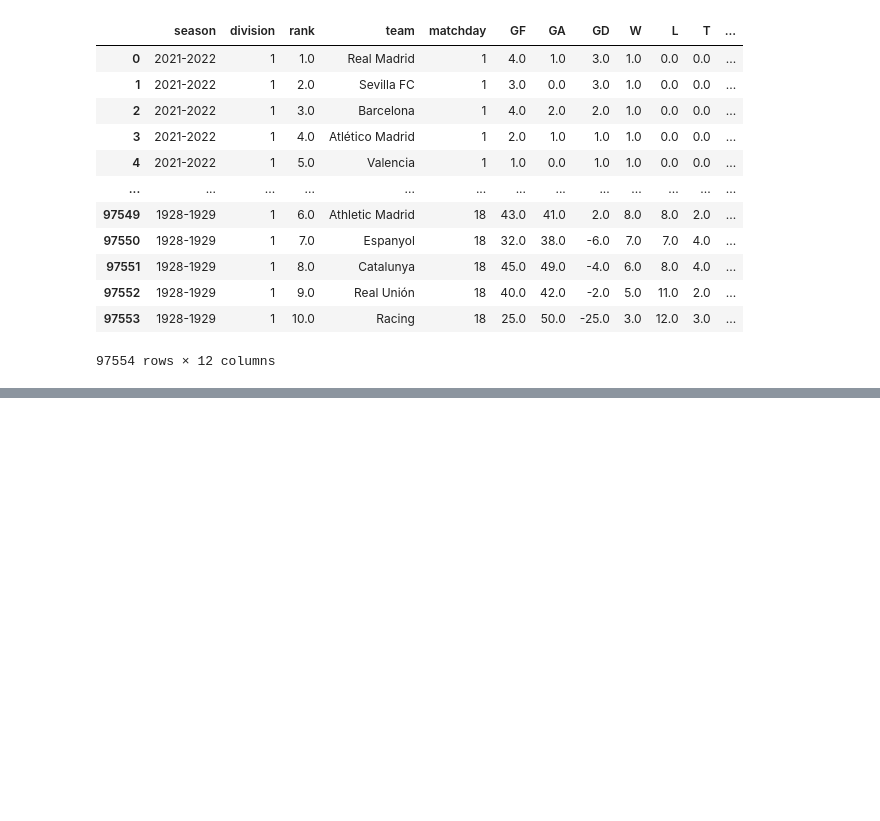
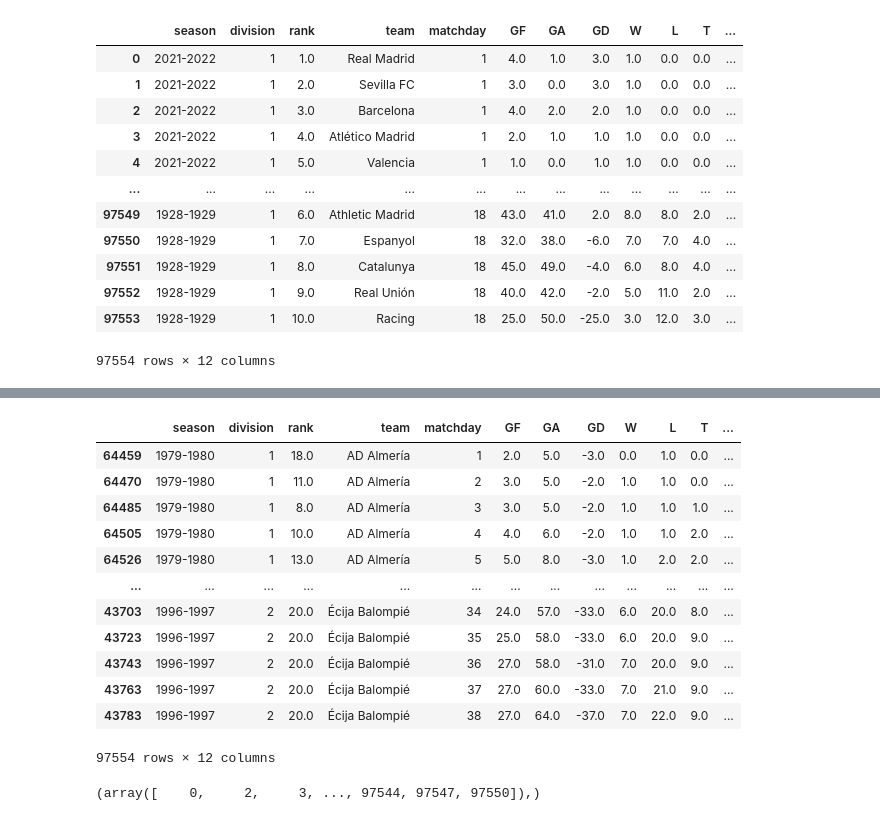
Before and after one commit to tinchit0/la-quiniela, a Jupyter notebook: analysis/LaLigaDataAnalysis.ipynb, the cells around one changed output, grey strips where cells are left out. Drawn from its saved outputs; the diff is of its cells as text; code cells hidden in the pictures; blank space fills up the shorter version.

```diff
--- a/analysis/LaLigaDataAnalysis.ipynb
+++ b/analysis/LaLigaDataAnalysis.ipynb
@@ -648,13 +648,11 @@ df_result
 | 97553 | 1928-1929 | 1 | 10.0 | Racing | 18 | 25.0 | 50.0 | -25.0 | 3.0 | 12.0 | 3.0 | ... |
 97554 rows × 12 columns
 # %%
-W = df_result.groupby(["season", "division", "team", "matchday"])["W"].sum()
-T = df_result.groupby(["season", "division", "team", "matchday"])["T"].sum()
-L = df_result.groupby(["season", "division", "team", "matchday"])["L"].sum()
+df_result["last_5"] = [[] for _ in range(len(df_result))]
 
-def add_element(list, element):
-    list.pop(0)
-    list.append(element)
+win = df_result.groupby(["season", "division", "matchday", "team"])["W"].sum()
+loss = df_result.groupby(["season", "division", "matchday", "team"])["L"].sum()
+tie = df_result.groupby(["season", "division", "matchday", "team"])["T"].sum()
 
-df_result["last_5"] = df_result[[f"last_{i}" for i in range(5)]].agg(lambda x: [i for i in x if not pd.isna(i)]
+win
 # %% [output]
@@ -661,0 +672,20 @@ SyntaxError: incomplete input (2924570657.py, line 9)
+# %%
+df_result.sort_values(["team", "season", "matchday"])
+# %% [output]
+|  | season | division | rank | team | matchday | GF | GA | GD | W | L | T | ... |
+| 64459 | 1979-1980 | 1 | 18.0 | AD Almería | 1 | 2.0 | 5.0 | -3.0 | 0.0 | 1.0 | 0.0 | ... |
+| 64470 | 1979-1980 | 1 | 11.0 | AD Almería | 2 | 3.0 | 5.0 | -2.0 | 1.0 | 1.0 | 0.0 | ... |
+| 64485 | 1979-1980 | 1 | 8.0 | AD Almería | 3 | 3.0 | 5.0 | -2.0 | 1.0 | 1.0 | 1.0 | ... |
+| 64505 | 1979-1980 | 1 | 10.0 | AD Almería | 4 | 4.0 | 6.0 | -2.0 | 1.0 | 1.0 | 2.0 | ... |
+| 64526 | 1979-1980 | 1 | 13.0 | AD Almería | 5 | 5.0 | 8.0 | -3.0 | 1.0 | 2.0 | 2.0 | ... |
+| ... | ... | ... | ... | ... | ... | ... | ... | ... | ... | ... | ... | ... |
+| 43703 | 1996-1997 | 2 | 20.0 | Écija Balompié | 34 | 24.0 | 57.0 | -33.0 | 6.0 | 20.0 | 8.0 | ... |
+| 43723 | 1996-1997 | 2 | 20.0 | Écija Balompié | 35 | 25.0 | 58.0 | -33.0 | 6.0 | 20.0 | 9.0 | ... |
+| 43743 | 1996-1997 | 2 | 20.0 | Écija Balompié | 36 | 27.0 | 58.0 | -31.0 | 7.0 | 20.0 | 9.0 | ... |
+| 43763 | 1996-1997 | 2 | 20.0 | Écija Balompié | 37 | 27.0 | 60.0 | -33.0 | 7.0 | 21.0 | 9.0 | ... |
+| 43783 | 1996-1997 | 2 | 20.0 | Écija Balompié | 38 | 27.0 | 64.0 | -37.0 | 7.0 | 22.0 | 9.0 | ... |
+97554 rows × 12 columns
+# %%
+np.where(df_result.sort_values(["team", "season", "matchday"])["T"] != df_result.sort_values(["team", "season", "matchday"])["T"].shift())
+# %% [output]
+(array([    0,     2,     3, ..., 97544, 97547, 97550]),)
```
Also changed, not shown: parts of 2 cells of this notebook.
